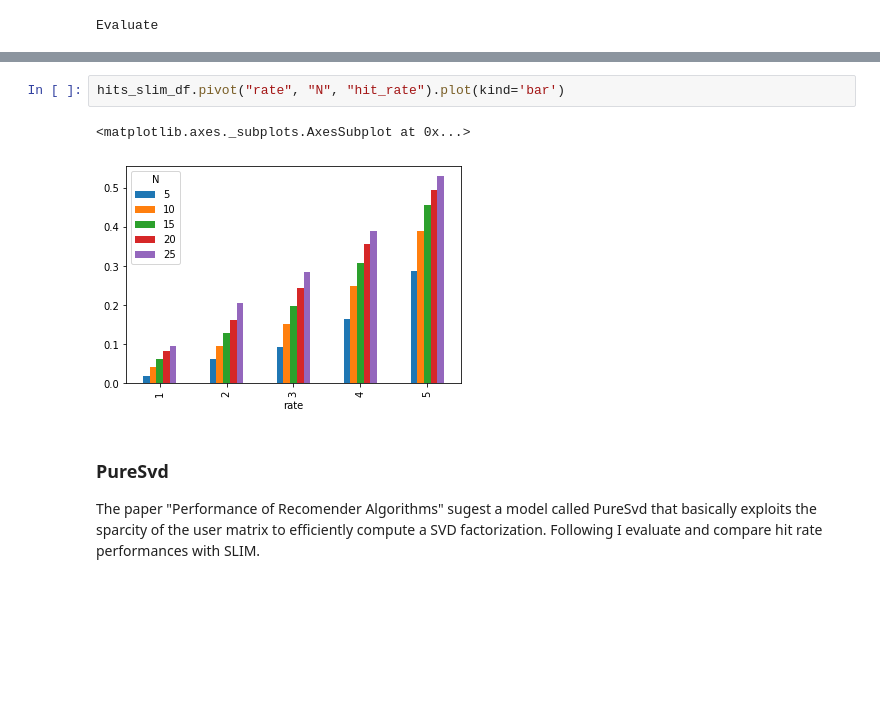
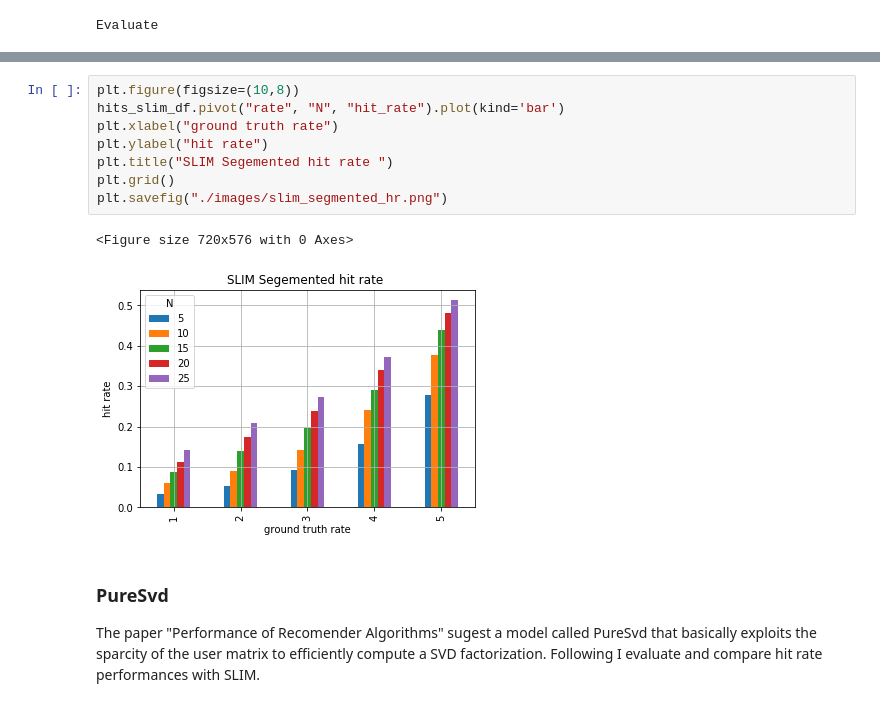
Before and after one commit to EmilioTyl/recsys_movie_lens, a Jupyter notebook: results_final_notebook.ipynb, the cells around one changed output, grey strips where cells are left out. Cells and saved outputs as stored; diff of their text form; blank space fills up the shorter version.

```diff
--- a/results_final_notebook.ipynb
+++ b/results_final_notebook.ipynb
@@ -87,8 +87,14 @@ grouped_by_N.plot.bar(y="hit_rate")
-# %%
-hits_slim_df.pivot("rate", "N", "hit_rate").plot(kind='bar')
-# %% [output]
-<matplotlib.axes._subplots.AxesSubplot at 0x...>
-[figure, removed]
+# %%
+plt.figure(figsize=(10,8))
+hits_slim_df.pivot("rate", "N", "hit_rate").plot(kind='bar')
+plt.xlabel("ground truth rate")
+plt.ylabel("hit rate")
+plt.title("SLIM Segemented hit rate ")
+plt.grid()
+plt.savefig("./images/slim_segmented_hr.png")
+# %% [output]
+<Figure size 720x576 with 0 Axes>
+[figure, added]
 # %% [markdown]
 ### PureSvd
 
```
Also changed, not shown: parts of 8 cells of this notebook, 5 other files.
